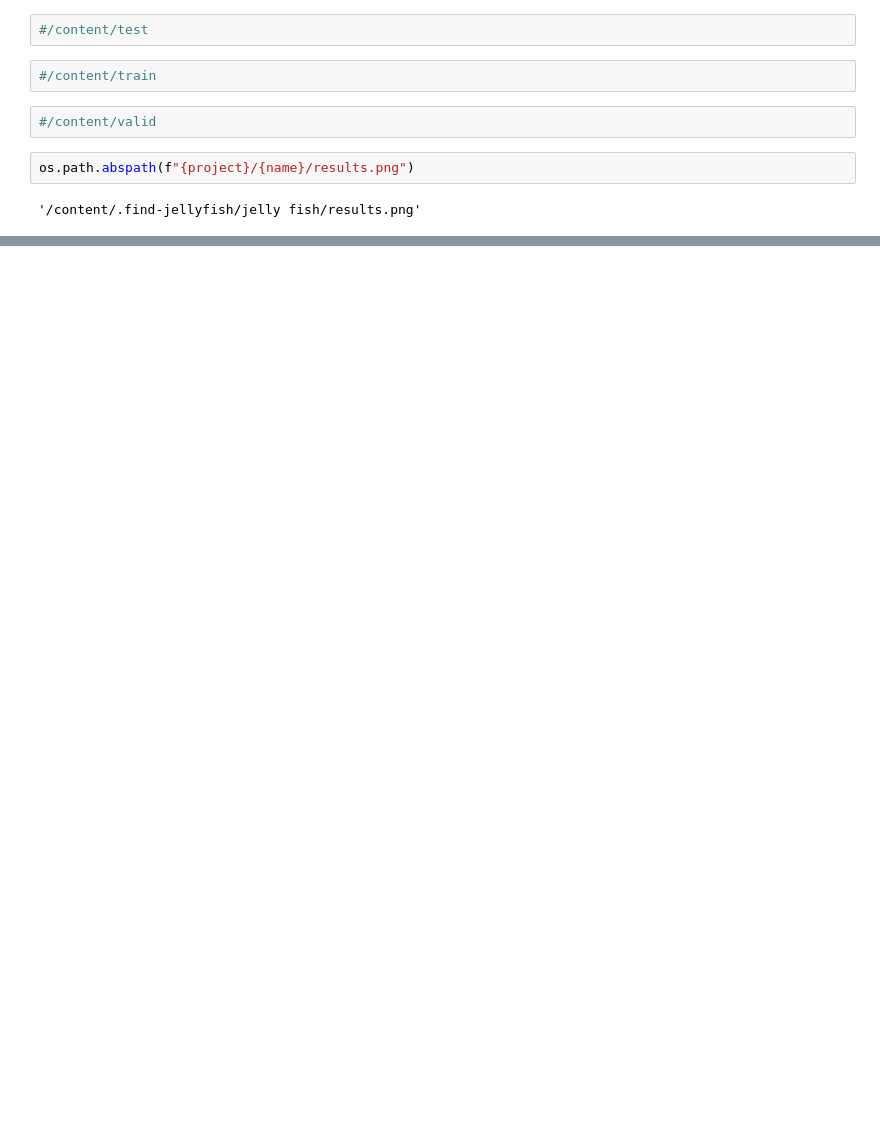
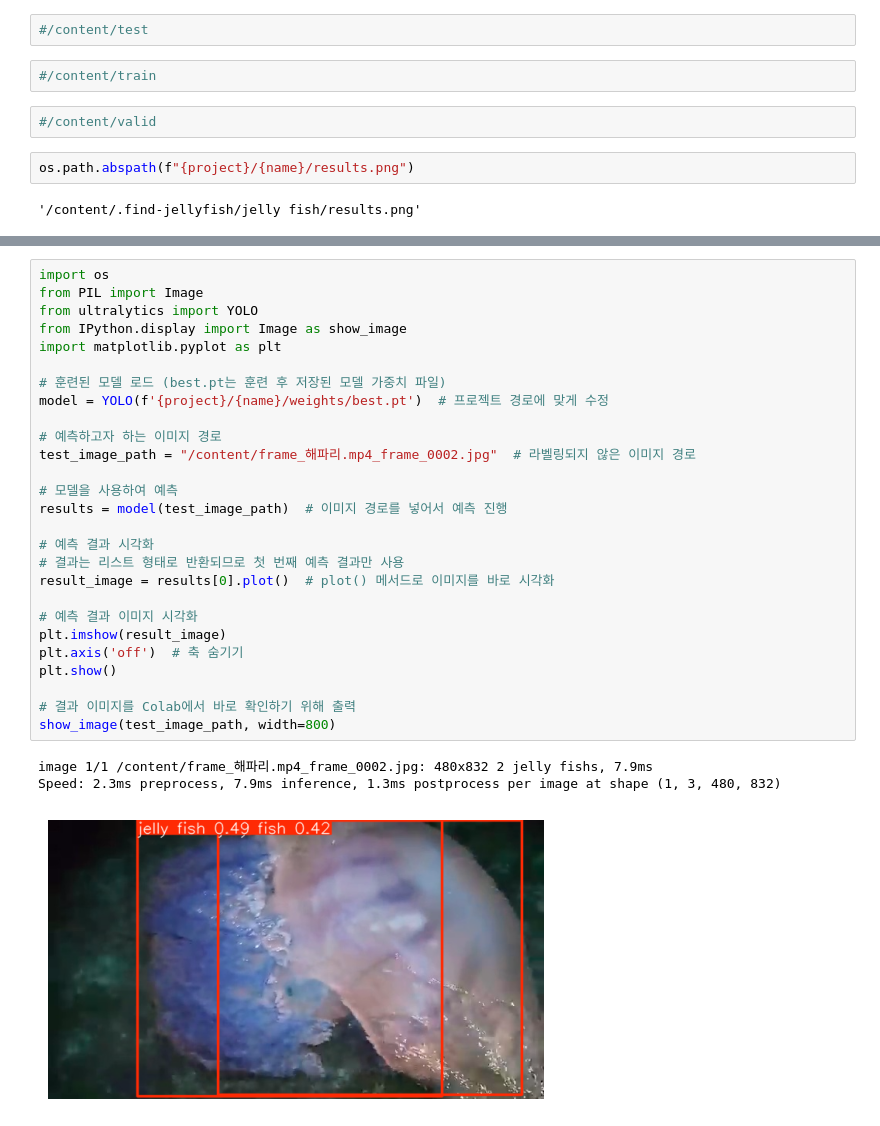
Before and after one commit to skyisthe774/ZAQ, a Jupyter notebook: jellyfish.ipynb, the cells around one changed output, grey strips where cells are left out. Saved outputs shown, nothing was run; the diff lists cells and outputs as text; blank space fills up the shorter version.

```diff
--- a/jellyfish.ipynb
+++ b/jellyfish.ipynb
@@ -144,0 +290,31 @@ show_image("/content/.find-jellyfish/jelly fish3/results.png", width=800)
+# %%
+import os
+from PIL import Image
+from ultralytics import YOLO
+from IPython.display import Image as show_image
+import matplotlib.pyplot as plt
+
+# 훈련된 모델 로드 (best.pt는 훈련 후 저장된 모델 가중치 파일)
+model = YOLO(f'{project}/{name}/weights/best.pt')  # 프로젝트 경로에 맞게 수정
+
+# 예측하고자 하는 이미지 경로
+test_image_path = "/content/frame_해파리.mp4_frame_0002.jpg"  # 라벨링되지 않은 이미지 경로
+
+# 모델을 사용하여 예측
+results = model(test_image_path)  # 이미지 경로를 넣어서 예측 진행
+
+# 예측 결과 시각화
+# 결과는 리스트 형태로 반환되므로 첫 번째 예측 결과만 사용
+result_image = results[0].plot()  # plot() 메서드로 이미지를 바로 시각화
+
+# 예측 결과 이미지 시각화
+plt.imshow(result_image)
+plt.axis('off')  # 축 숨기기
+plt.show()
+
+# 결과 이미지를 Colab에서 바로 확인하기 위해 출력
+show_image(test_image_path, width=800)
+# %% [output]
+image 1/1 /content/frame_해파리.mp4_frame_0002.jpg: 480x832 2 jelly fishs, 7.9ms
+Speed: 2.3ms preprocess, 7.9ms inference, 1.3ms postprocess per image at shape (1, 3, 480, 832)
+[figure, added]
```
Also changed, not shown: parts of 11 cells of this notebook.
